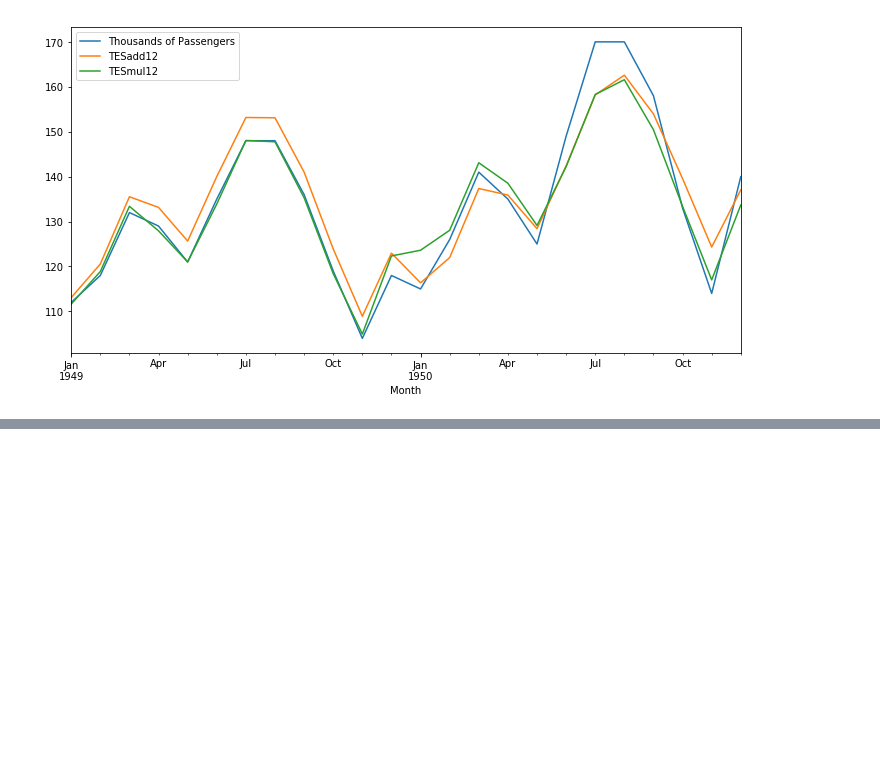
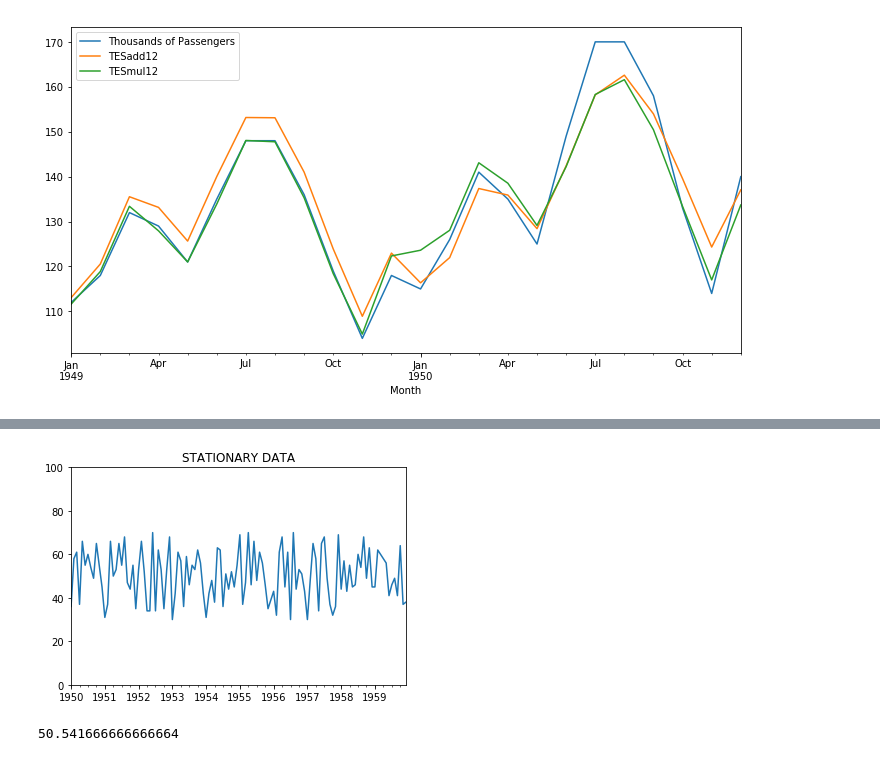
Before and after one commit to ywchiu/ctbcpy, a Jupyter notebook: Demo20190506.ipynb, the cells around one changed output, grey strips where cells are left out. Saved outputs shown, nothing was run; the diff lists cells and outputs as text; code cells hidden in the pictures; blank space fills up the shorter version.

```diff
--- a/Demo20190506.ipynb
+++ b/Demo20190506.ipynb
@@ -187,0 +306,3 @@ df[['Thousands of Passengers','TESadd12','TESmul12']].iloc[:24].plot(figsize=(12
+# %%
+df2 = pd.read_csv('https://raw.githubusercontent.com/ywchiu/ctbcpy/master/data/samples.csv',index_col=0,parse_dates=True)
+df2.head()
@@ -187,0 +316,8 @@ df[['Thousands of Passengers','TESadd12','TESmul12']].iloc[:24].plot(figsize=(12
+# %%
+df2['a'].plot(ylim=[0,100],title="STATIONARY DATA").autoscale(axis='x',tight=True);
+# %% [output]
+[figure, added]
+# %%
+df2['a'].mean()
+# %% [output]
+50.541666666666664
```
Also changed, not shown: parts of 45 cells of this notebook.
